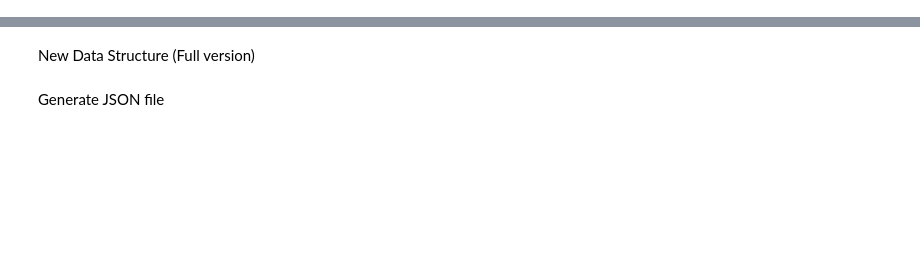
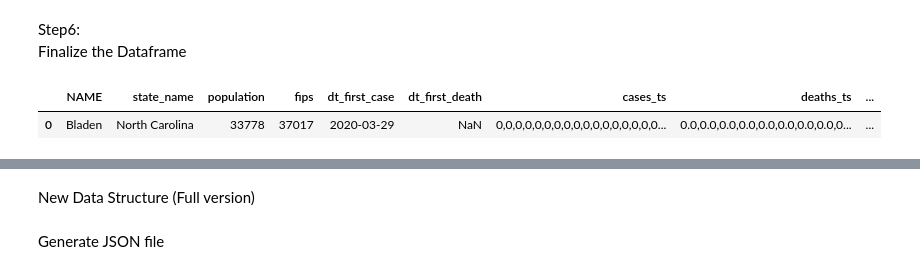
Before and after one commit to cybergis/wherecovid19_webapp, a Jupyter notebook: preprocessing/counties_new.ipynb, the cells around one changed output, grey strips where cells are left out. Cells and saved outputs as stored; diff of their text form; code cells hidden in the pictures; blank space fills up the shorter version.

```diff
--- a/preprocessing/counties_new.ipynb
+++ b/preprocessing/counties_new.ipynb
@@ -111,6 +243,13 @@ final_df.columns
+# %% [markdown]
+Step6:
+Finalize the Dataframe
 # %%
-final_df=final_df[["NAME", "state_name", "population", "fips", "dt_first_case", "dt_first_death", "cases_ts", "deaths_ts", 'today_case','today_new_case', 'today_death','today_new_death', "geometry"]]
+final_df=final_df[["NAME", "state_name", "population", "fips", "dt_first_case", "dt_first_death", "cases_ts", "deaths_ts",
+                   'today_case','today_new_case','today_death','today_new_death', "geometry"]]
 final_df['dt_start'] = dt_str_start
 final_df['dt_end'] = dt_str_end
 final_df['dt_unit'] = "day"
-final_df
+final_df.head(1)
+# %% [output]
+|  | NAME | state_name | population | fips | dt_first_case | dt_first_death | cases_ts | deaths_ts | ... |
+| 0 | Bladen | North Carolina | 33778 | 37017 | 2020-03-29 | NaN | 0,0,0,0,0,0,0,0,0,0,0,0,0,0,0,0,0... | 0.0,0.0,0.0,0.0,0.0,0.0,0.0,0.0,0... | ... |
```
Also changed, not shown: parts of 48 cells of this notebook, 8 other files.
